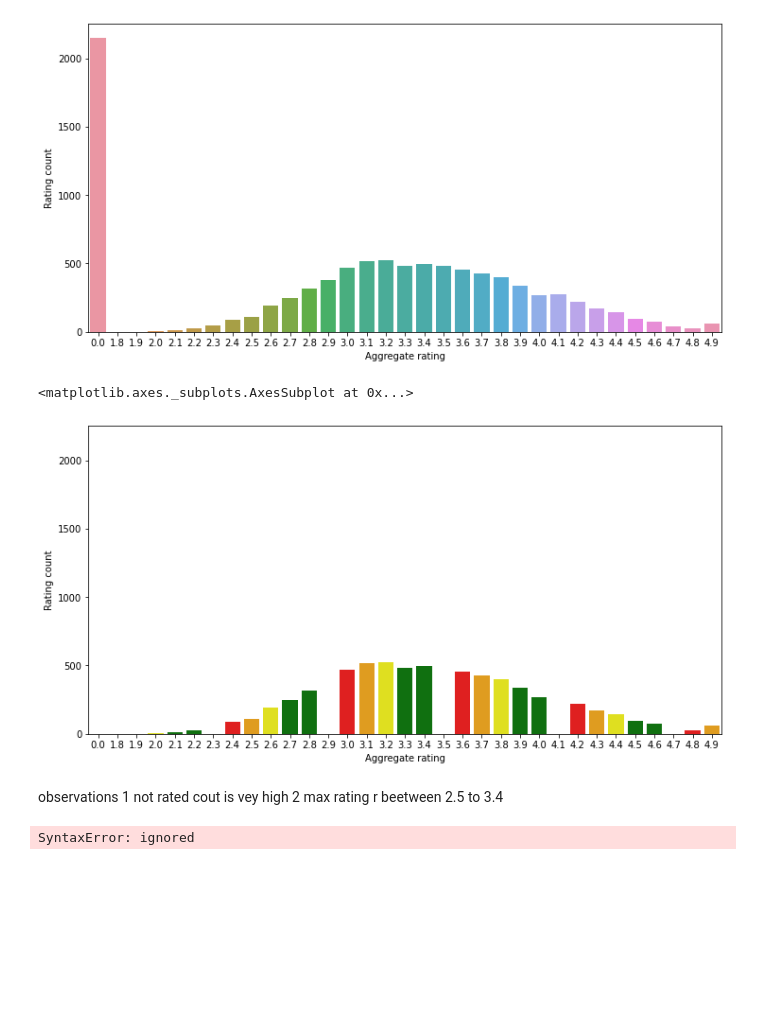
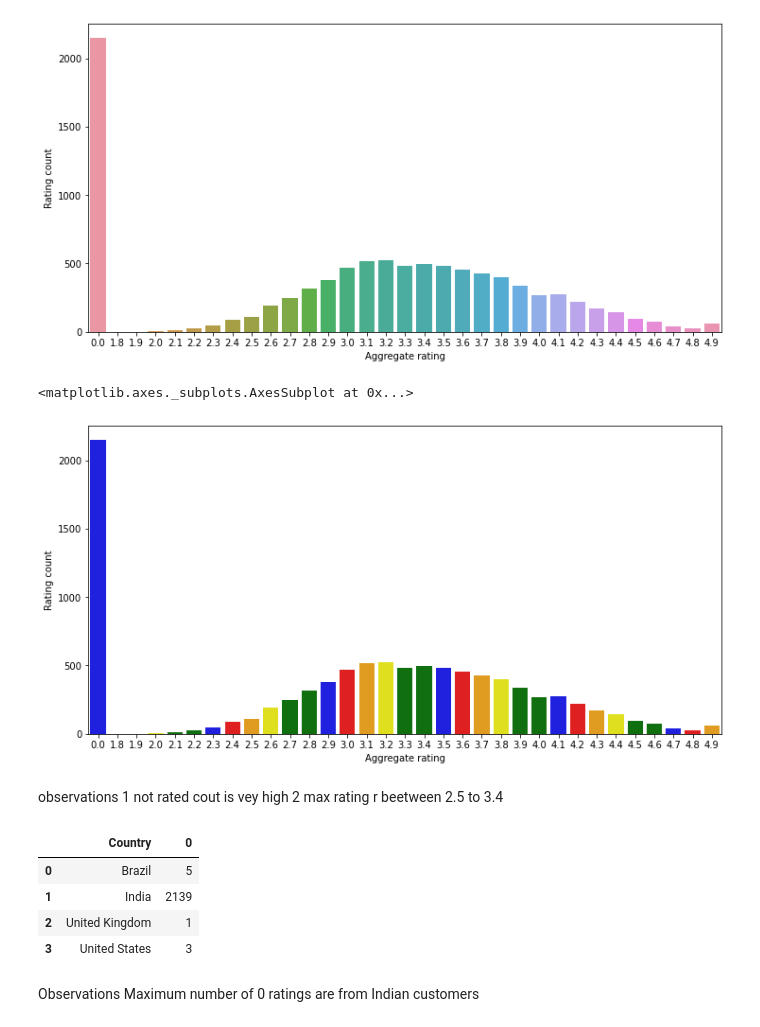
Before and after one commit to harshk1234/zomato, a Jupyter notebook: Copy_of_zomato.ipynb, the cells around one changed output. Saved outputs shown, nothing was run; the diff lists cells and outputs as text; code cells hidden in the pictures; blank space fills up the shorter version.

```diff
--- a/Copy_of_zomato.ipynb
+++ b/Copy_of_zomato.ipynb
@@ -360,16 +370,23 @@ sns.barplot(x='Aggregate rating' ,y='Rating count',data=rating)
 <matplotlib.axes._subplots.AxesSubplot at 0x...>
 [figure]
 # %%
-sns.barplot(x='Aggregate rating' ,y='Rating count',data=rating,palette=['white','red','orange','yellow','green','green'])
+sns.barplot(x='Aggregate rating' ,y='Rating count',data=rating,palette=['blue','red','orange','yellow','green','green'])
 ## white is 0 rating
 # %% [output]
 <matplotlib.axes._subplots.AxesSubplot at 0x...>
-[figure, old version]
+[figure, new version]
 # %% [markdown]
 observations
 1 not rated cout is vey high
 2 max rating r beetween 2.5 to 3.4
-# %%
-sns.countplot(x="ratings color",data=rating,palette=['white','red','orange','yellow','green','green']
-# %% [output]
-SyntaxError: ignored
+# %%
+### Find the countries name that has given 0 rating
+final_df[final_df['Rating color']=='White'].groupby('Country').size().reset_index()
+# %% [output]
+|  | Country | 0 |
+| 0 | Brazil | 5 |
+| 1 | India | 2139 |
+| 2 | United Kingdom | 1 |
+| 3 | United States | 3 |
+# %% [markdown]
+Observations Maximum number of 0 ratings are from Indian customers
```
Also changed, not shown: parts of 11 cells of this notebook.
